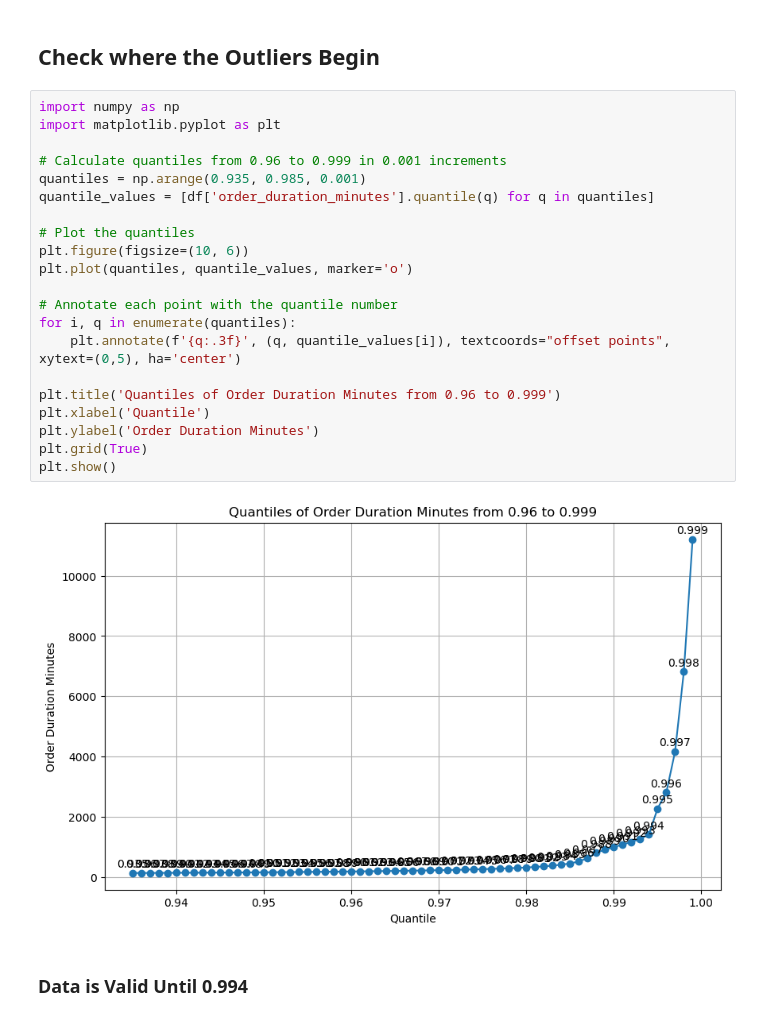
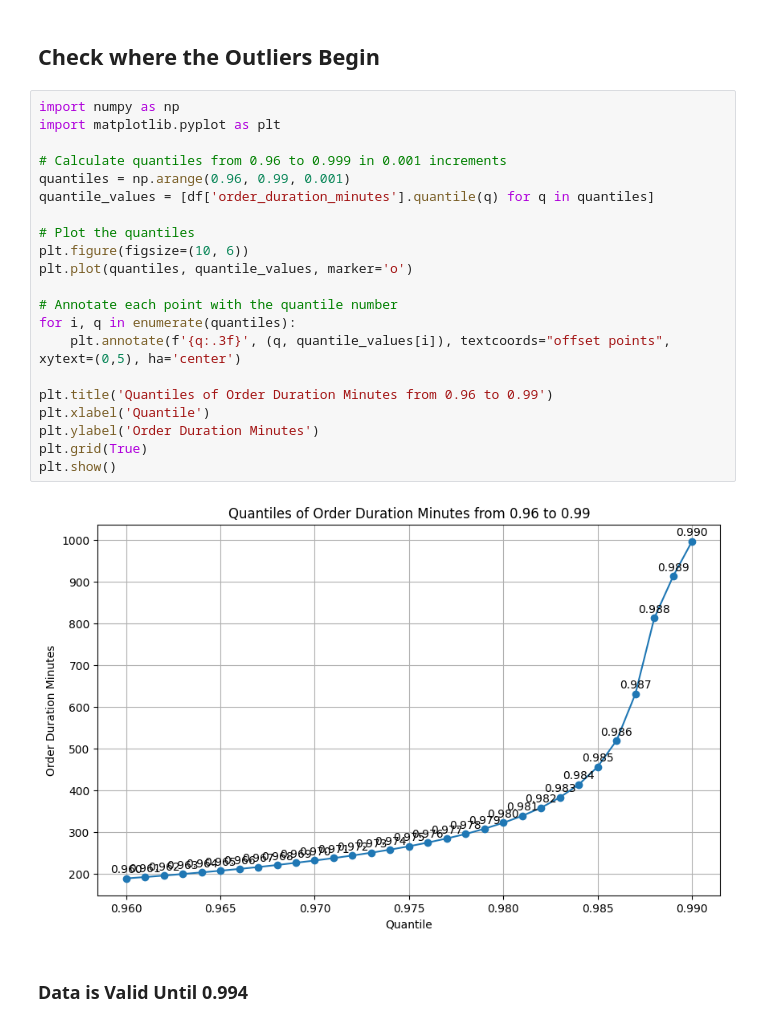
Before and after one commit to NathanL15/TouchBistroEDA, a Jupyter notebook: Pipeline/Preprocess.ipynb, the cells around one changed output. Saved outputs shown, nothing was run; the diff lists cells and outputs as text.

```diff
--- a/Pipeline/Preprocess.ipynb
+++ b/Pipeline/Preprocess.ipynb
@@ -45,26 +58,26 @@ plt.show()
 # %%
 import numpy as np
 import matplotlib.pyplot as plt
 
 # Calculate quantiles from 0.96 to 0.999 in 0.001 increments
-quantiles = np.arange(0.935, 0.985, 0.001)
+quantiles = np.arange(0.96, 0.99, 0.001)
 quantile_values = [df['order_duration_minutes'].quantile(q) for q in quantiles]
 
 # Plot the quantiles
 plt.figure(figsize=(10, 6))
 plt.plot(quantiles, quantile_values, marker='o')
 
 # Annotate each point with the quantile number
 for i, q in enumerate(quantiles):
     plt.annotate(f'{q:.3f}', (q, quantile_values[i]), textcoords="offset points", xytext=(0,5), ha='center')
 
-plt.title('Quantiles of Order Duration Minutes from 0.96 to 0.999')
+plt.title('Quantiles of Order Duration Minutes from 0.96 to 0.99')
 plt.xlabel('Quantile')
 plt.ylabel('Order Duration Minutes')
 plt.grid(True)
 plt.show()
 # %% [output]
-[figure, old version]
+[figure, new version]
 # %% [markdown]
 ### Data is Valid Until 0.994
 # %%
```
Also changed, not shown: parts of 3 cells of this notebook.
